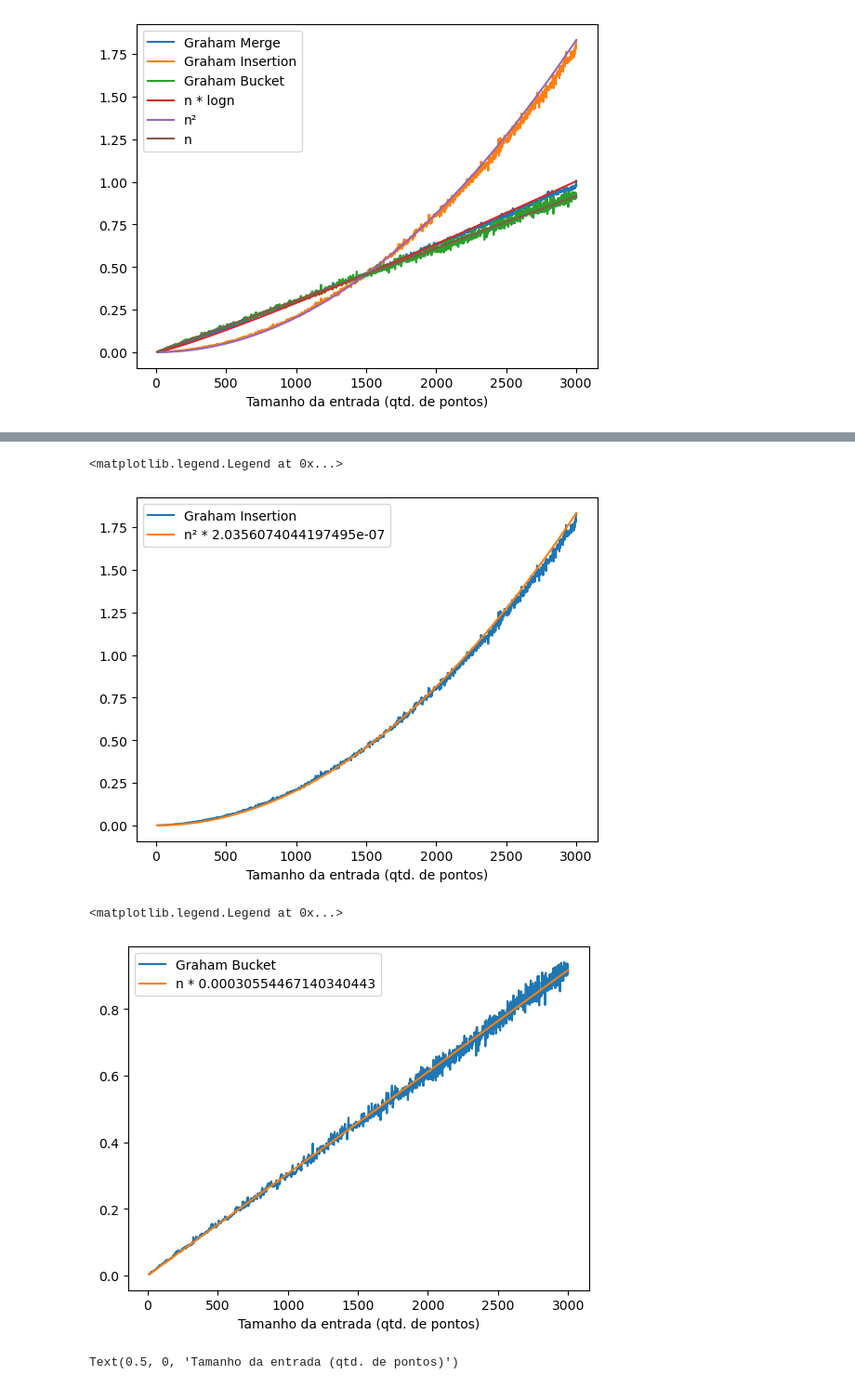
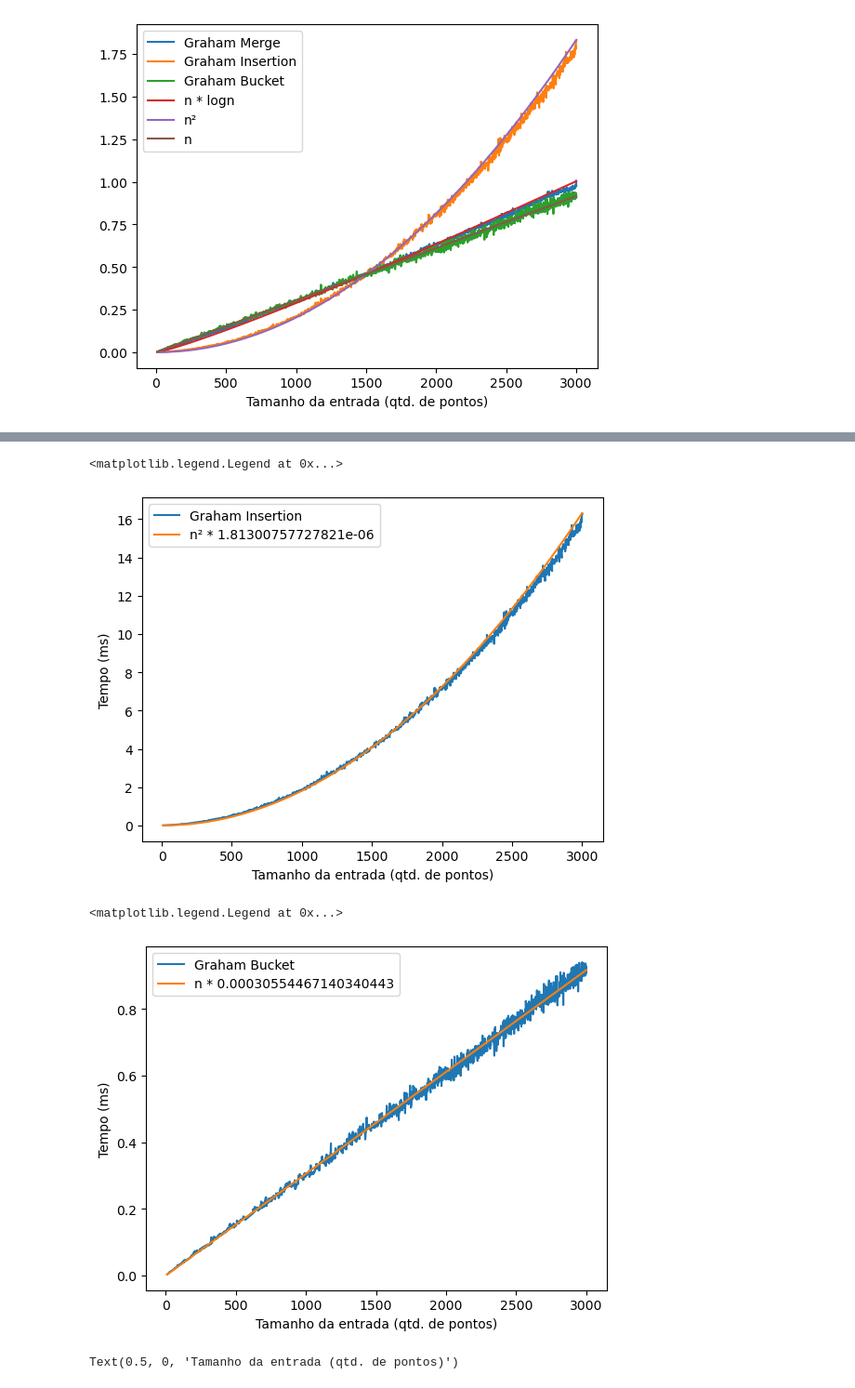
Before and after one commit to LuizFGRocha/TP2, a Jupyter notebook: Relatório.ipynb, the cells around one changed output, grey strips where cells are left out. Shown at 93% size. Saved outputs shown, nothing was run; the diff lists cells and outputs as text; code cells hidden in the pictures.

```diff
--- a/Relatório.ipynb
+++ b/Relatório.ipynb
@@ -74,19 +77,22 @@ plt.legend()
 # %%
-plt.plot(datfram['G_Insertion'] * constante_central_insertion, label='Graham Insertion')
+plt.plot(datfram['G_Insertion'], label='Graham Insertion')
+constante_central_n2 = datfram['G_Insertion'][1501] / 1501 ** 2
 plt.plot(np.int32(np.linspace(10, 3000, 1990)), np.linspace(10, 3000, 1990) ** 2 * constante_central_n2, label=f'n² * {constante_central_n2}')
 plt.xlabel('Tamanho da entrada (qtd. de pontos)')
+plt.ylabel('Tempo (ms)')
 plt.legend()
 # %% [output]
 <matplotlib.legend.Legend at 0x...>
-[figure, old version]
+[figure, new version]
 # %%
 plt.plot(datfram['G_Bucket'], label='Graham Bucket')
 plt.plot(np.int32(np.linspace(10, 3000, 1990)), np.linspace(10, 3000, 1990) * constante_central_n, label=f'n * {constante_central_n}')
+plt.ylabel('Tempo (ms)')
 plt.xlabel('Tamanho da entrada (qtd. de pontos)')
 plt.legend()
 # %% [output]
 <matplotlib.legend.Legend at 0x...>
-[figure, old version]
+[figure, new version]
 # %%
 plt.plot(datfram['Jarvis'], label='Jarvis')
 plt.ylabel('Tempo (ms)')
```
Also changed, not shown: parts of 1 cell of this notebook.
